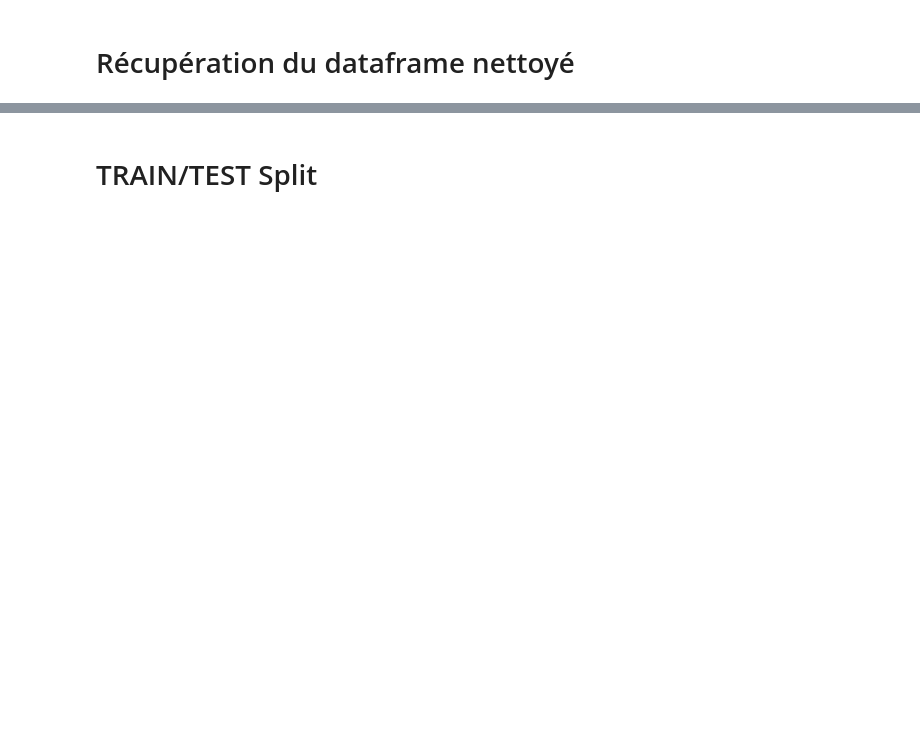
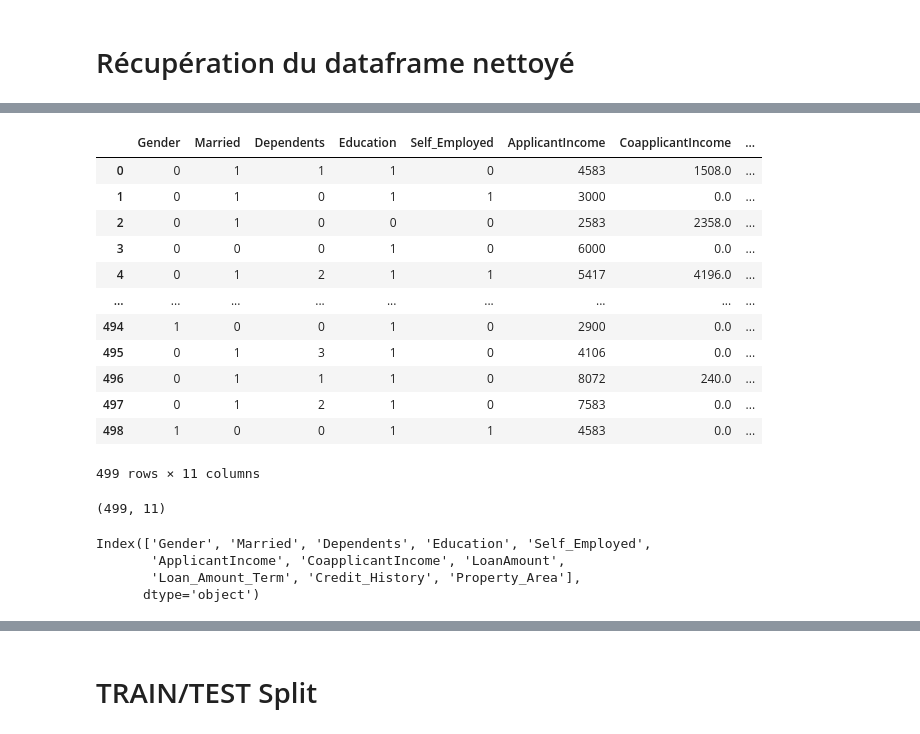
Before and after one commit to AsmaRACHIDI/Projet_Pret_Bancaire, a Jupyter notebook: Training_model.ipynb, the cells around one changed output, grey strips where cells are left out. Drawn from its saved outputs; the diff is of its cells as text; code cells hidden in the pictures; blank space fills up the shorter version.

```diff
--- a/Training_model.ipynb
+++ b/Training_model.ipynb
@@ -42,0 +44,28 @@ test.head()
+# %%
+X = df.drop(["Loan_Status"], axis=1)
+X
+# %% [output]
+|  | Gender | Married | Dependents | Education | Self_Employed | ApplicantIncome | CoapplicantIncome | ... |
+| 0 | 0 | 1 | 1 | 1 | 0 | 4583 | 1508.0 | ... |
+| 1 | 0 | 1 | 0 | 1 | 1 | 3000 | 0.0 | ... |
+| 2 | 0 | 1 | 0 | 0 | 0 | 2583 | 2358.0 | ... |
+| 3 | 0 | 0 | 0 | 1 | 0 | 6000 | 0.0 | ... |
+| 4 | 0 | 1 | 2 | 1 | 1 | 5417 | 4196.0 | ... |
+| ... | ... | ... | ... | ... | ... | ... | ... | ... |
+| 494 | 1 | 0 | 0 | 1 | 0 | 2900 | 0.0 | ... |
+| 495 | 0 | 1 | 3 | 1 | 0 | 4106 | 0.0 | ... |
+| 496 | 0 | 1 | 1 | 1 | 0 | 8072 | 240.0 | ... |
+| 497 | 0 | 1 | 2 | 1 | 0 | 7583 | 0.0 | ... |
+| 498 | 1 | 0 | 0 | 1 | 1 | 4583 | 0.0 | ... |
+499 rows × 11 columns
+# %%
+X.shape
+# %% [output]
+(499, 11)
+# %%
+X.columns
+# %% [output]
+Index(['Gender', 'Married', 'Dependents', 'Education', 'Self_Employed',
+       'ApplicantIncome', 'CoapplicantIncome', 'LoanAmount',
+       'Loan_Amount_Term', 'Credit_History', 'Property_Area'],
+      dtype='object')
```
Also changed, not shown: parts of 80 cells of this notebook, 6 other files.
